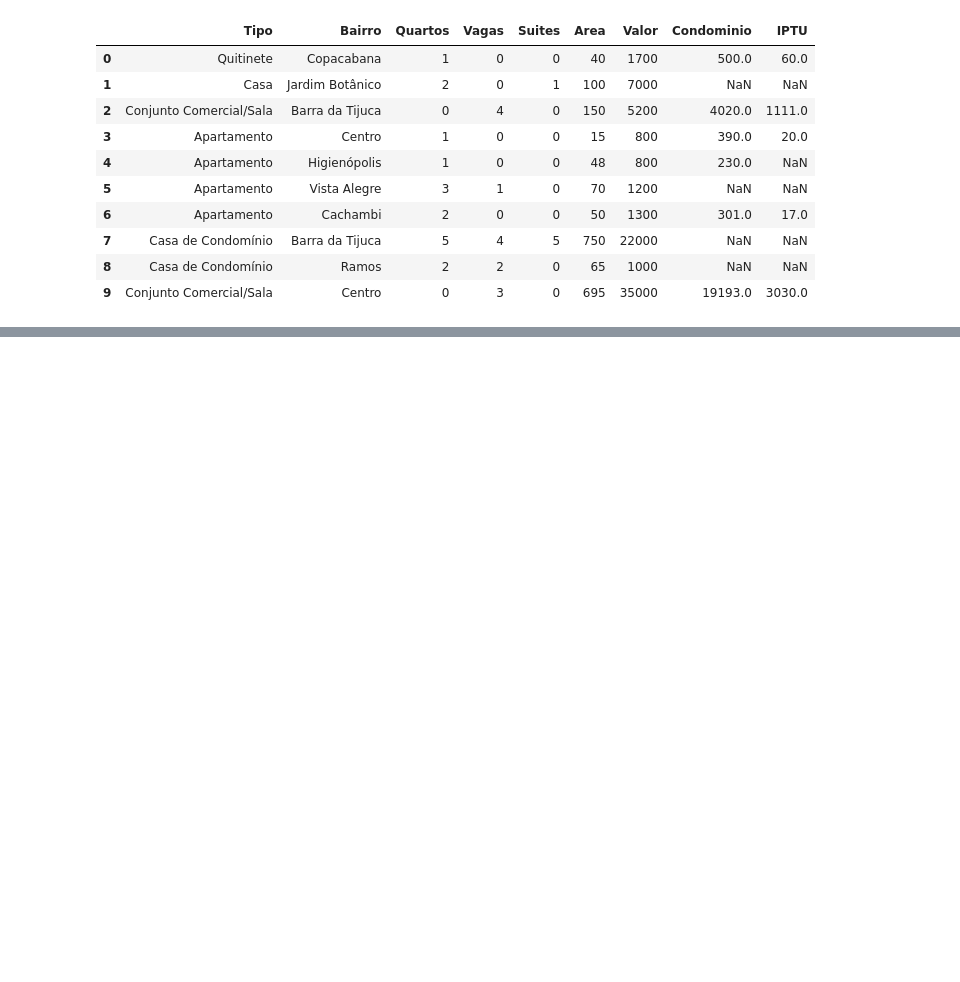
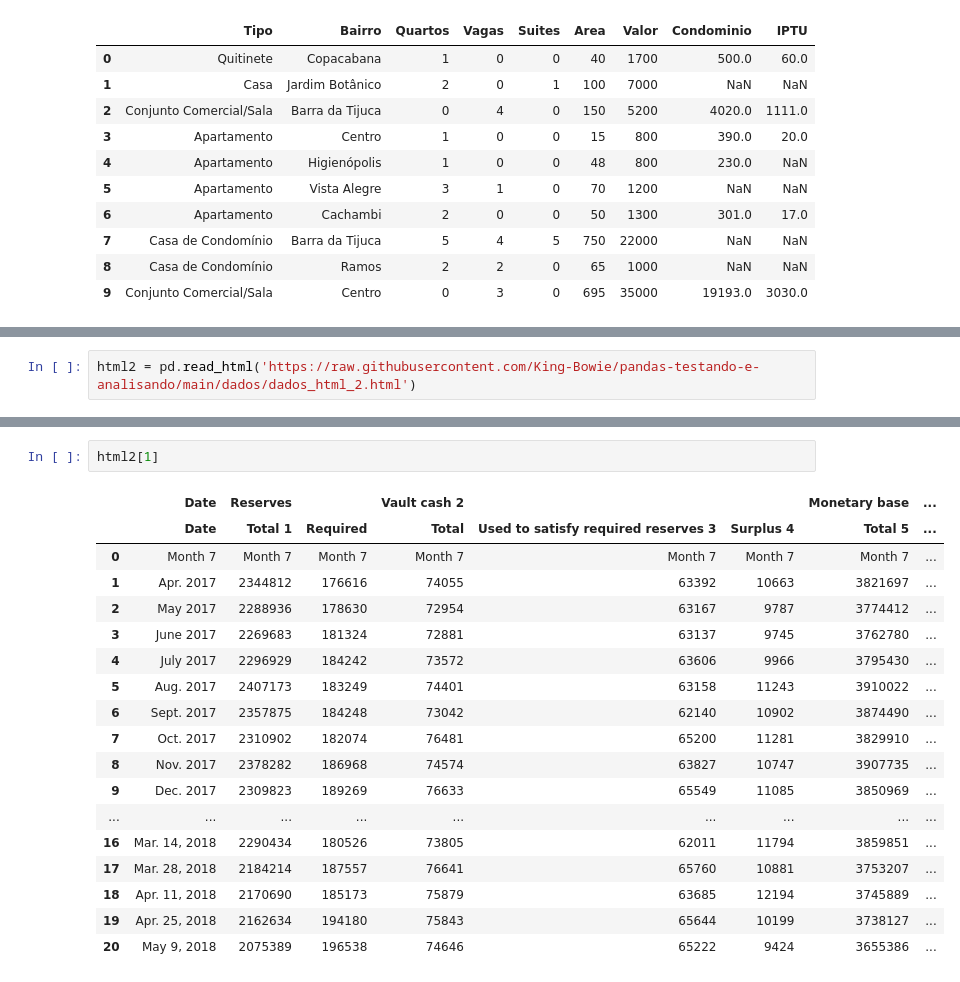
Before and after one commit to King-Bowie/pandas-testando-e-analisando, a Jupyter notebook: Pandas_Extras_testando_e_analisando.ipynb, the cells around one changed output, grey strips where cells are left out. Drawn from its saved outputs; the diff is of its cells as text; blank space fills up the shorter version.

```diff
--- a/Pandas_Extras_testando_e_analisando.ipynb
+++ b/Pandas_Extras_testando_e_analisando.ipynb
@@ -26,0 +76,2 @@ dados_json
+# %%
+html2 = pd.read_html('https://raw.githubusercontent.com/King-Bowie/pandas-testando-e-analisando/main/dados/dados_html_2.html')
@@ -26,0 +94,21 @@ dados_json
+# %%
+html2[1]
+# %% [output]
+|  | Date | Reserves |  | Vault cash 2 |  |  | Monetary base | ... |
+|  | Date | Total 1 | Required | Total | Used to satisfy required reserves 3 | Surplus 4 | Total 5 | ... |
+| 0 | Month 7 | Month 7 | Month 7 | Month 7 | Month 7 | Month 7 | Month 7 | ... |
+| 1 | Apr. 2017 | 2344812 | 176616 | 74055 | 63392 | 10663 | 3821697 | ... |
+| 2 | May 2017 | 2288936 | 178630 | 72954 | 63167 | 9787 | 3774412 | ... |
+| 3 | June 2017 | 2269683 | 181324 | 72881 | 63137 | 9745 | 3762780 | ... |
+| 4 | July 2017 | 2296929 | 184242 | 73572 | 63606 | 9966 | 3795430 | ... |
+| 5 | Aug. 2017 | 2407173 | 183249 | 74401 | 63158 | 11243 | 3910022 | ... |
+| 6 | Sept. 2017 | 2357875 | 184248 | 73042 | 62140 | 10902 | 3874490 | ... |
+| 7 | Oct. 2017 | 2310902 | 182074 | 76481 | 65200 | 11281 | 3829910 | ... |
+| 8 | Nov. 2017 | 2378282 | 186968 | 74574 | 63827 | 10747 | 3907735 | ... |
+| 9 | Dec. 2017 | 2309823 | 189269 | 76633 | 65549 | 11085 | 3850969 | ... |
+| ... | ... | ... | ... | ... | ... | ... | ... | ... |
+| 16 | Mar. 14, 2018 | 2290434 | 180526 | 73805 | 62011 | 11794 | 3859851 | ... |
+| 17 | Mar. 28, 2018 | 2184214 | 187557 | 76641 | 65760 | 10881 | 3753207 | ... |
+| 18 | Apr. 11, 2018 | 2170690 | 185173 | 75879 | 63685 | 12194 | 3745889 | ... |
+| 19 | Apr. 25, 2018 | 2162634 | 194180 | 75843 | 65644 | 10199 | 3738127 | ... |
+| 20 | May 9, 2018 | 2075389 | 196538 | 74646 | 65222 | 9424 | 3655386 | ... |
```
Also changed, not shown: parts of 19 cells of this notebook.
